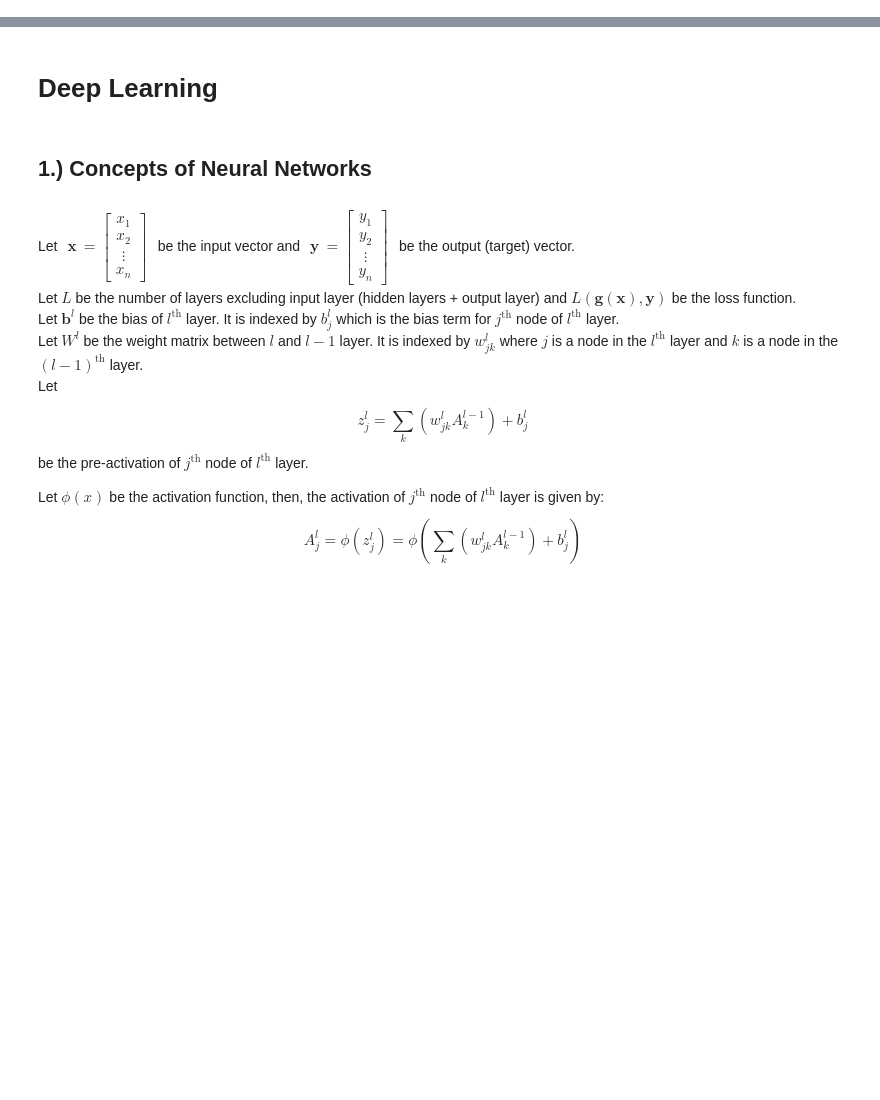
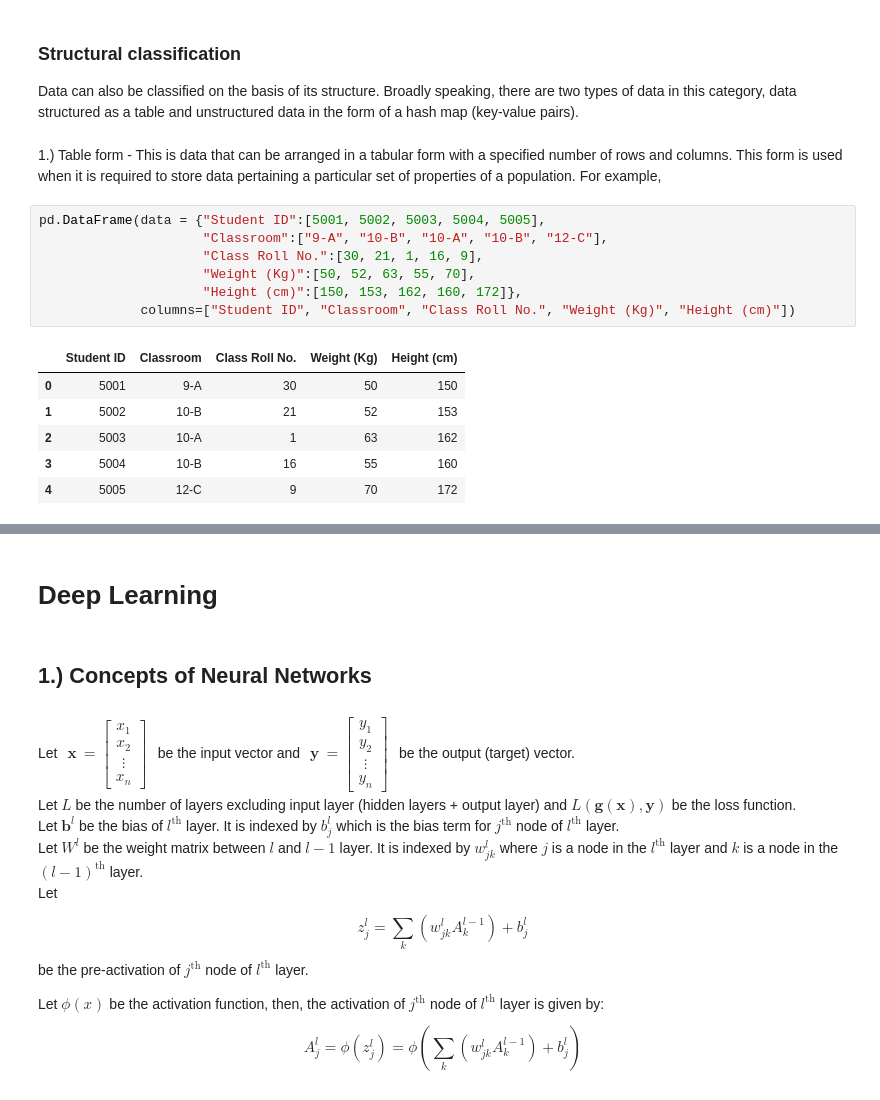
Before and after one commit to NishuGarg5001/DataScience, a Jupyter notebook: src/Data_Science.ipynb, the cells around one changed output, grey strips where cells are left out. Drawn from its saved outputs; the diff is of its cells as text; blank space fills up the shorter version.

```diff
--- a/src/Data_Science.ipynb
+++ b/src/Data_Science.ipynb
@@ -12,0 +64,19 @@ Data is any collection of numerical values from which some meaningful informatio
+# %% [markdown]
+### Structural classification
+Data can also be classified on the basis of its structure. Broadly speaking, there are two types of data in this category, data structured as a table and unstructured data in the form of a hash map (key-value pairs).
+# %% [markdown]
+1.) Table form - This is data that can be arranged in a tabular form with a specified number of rows and columns. This form is used when it is required to store data pertaining a particular set of properties of a population. For example,
+# %%
+pd.DataFrame(data = {"Student ID":[5001, 5002, 5003, 5004, 5005],
+                     "Classroom":["9-A", "10-B", "10-A", "10-B", "12-C"],
+                     "Class Roll No.":[30, 21, 1, 16, 9],
+                     "Weight (Kg)":[50, 52, 63, 55, 70],
+                     "Height (cm)":[150, 153, 162, 160, 172]},
+             columns=["Student ID", "Classroom", "Class Roll No.", "Weight (Kg)", "Height (cm)"])
+# %% [output]
+|  | Student ID | Classroom | Class Roll No. | Weight (Kg) | Height (cm) |
+| 0 | 5001 | 9-A | 30 | 50 | 150 |
+| 1 | 5002 | 10-B | 21 | 52 | 153 |
+| 2 | 5003 | 10-A | 1 | 63 | 162 |
+| 3 | 5004 | 10-B | 16 | 55 | 160 |
+| 4 | 5005 | 12-C | 9 | 70 | 172 |
```
Also changed, not shown: parts of 21 cells of this notebook, 1 other file.
